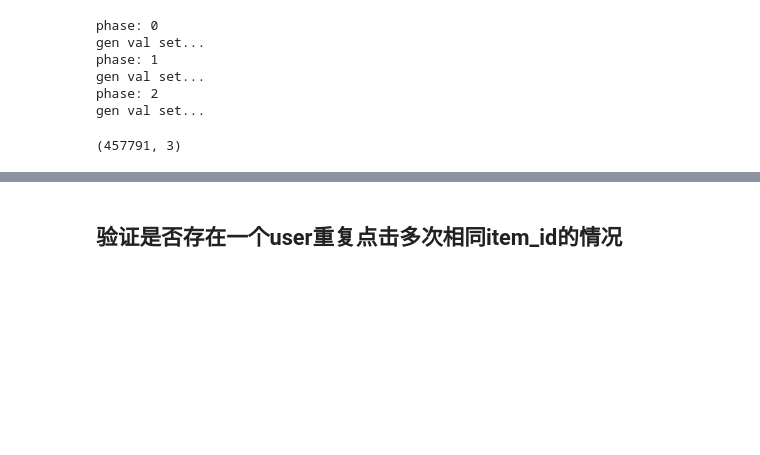
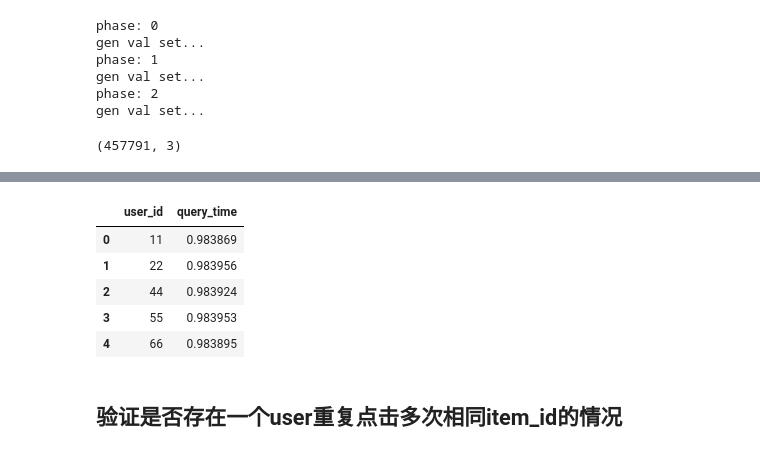
Before and after one commit to mayi140611/mayiapps, a Jupyter notebook: c6_Modern_E_Commerce_Platform_Debiasing/0EDA.ipynb, the cells around one changed output, grey strips where cells are left out. Cells and saved outputs as stored; diff of their text form; code cells hidden in the pictures; blank space fills up the shorter version.

```diff
--- a/c6_Modern_E_Commerce_Platform_Debiasing/0EDA.ipynb
+++ b/c6_Modern_E_Commerce_Platform_Debiasing/0EDA.ipynb
@@ -490,3 +522,12 @@ whole_click.shape
+# %%
+test_qtime.head()
+# %% [output]
+|  | user_id | query_time |
+| 0 | 11 | 0.983869 |
+| 1 | 22 | 0.983956 |
+| 2 | 44 | 0.983924 |
+| 3 | 55 | 0.983953 |
+| 4 | 66 | 0.983895 |
 # %% [markdown]
 ## 验证是否存在一个user重复点击多次相同item_id的情况
 # %% [markdown]
```
Also changed, not shown: parts of 4 cells of this notebook, 1 other file.
